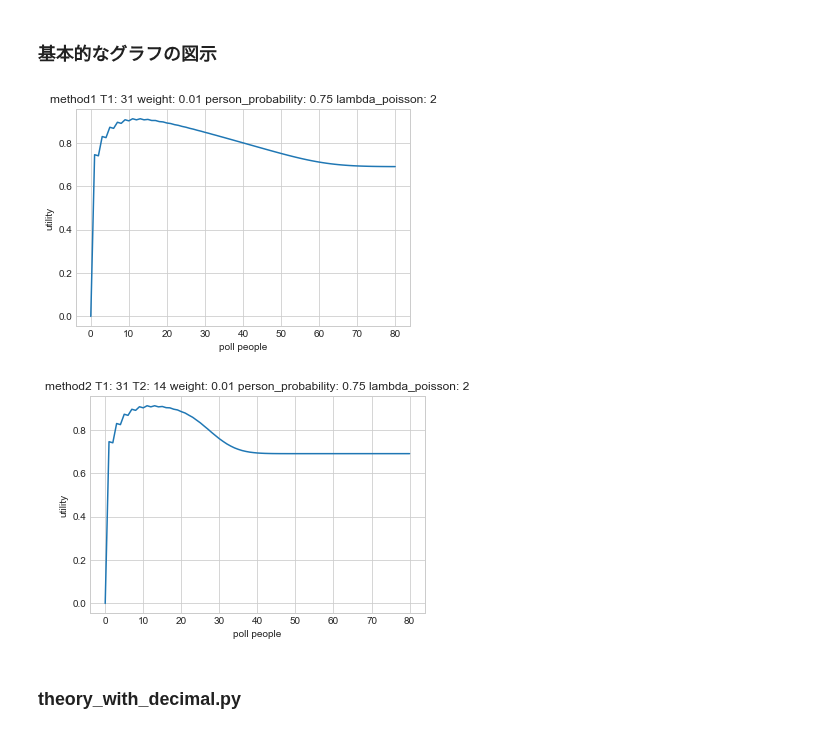
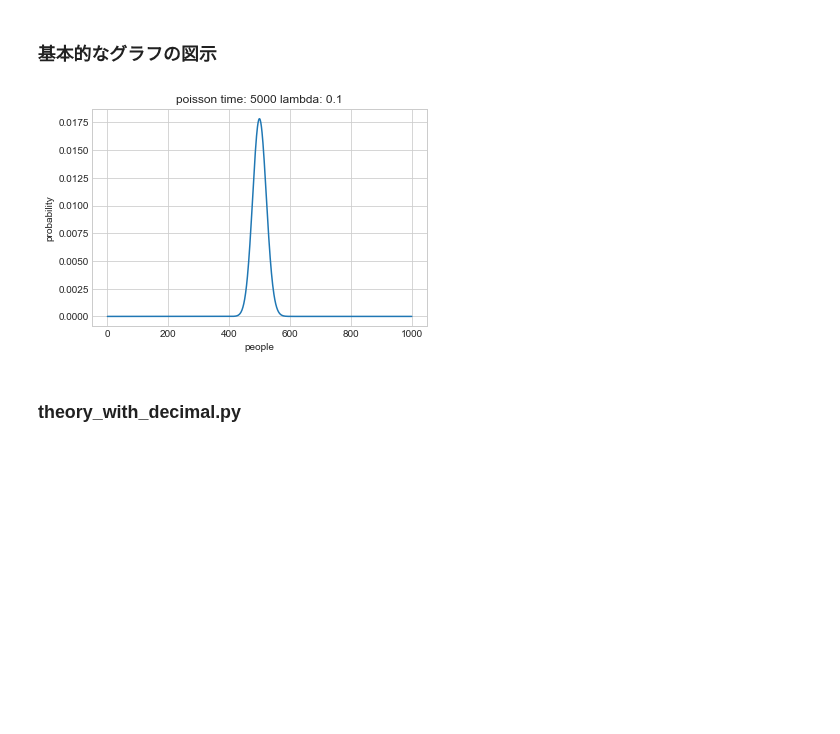
Before and after one commit to k33asby/opinion-aggregation-experiment, a Jupyter notebook: py/opinion-aggregation-experiment.ipynb, the cells around one changed output. Cells and saved outputs as stored; diff of their text form; code cells hidden in the pictures; blank space fills up the shorter version.

```diff
--- a/py/opinion-aggregation-experiment.ipynb
+++ b/py/opinion-aggregation-experiment.ipynb
@@ -547,20 +547,19 @@ TypeError: max_method2_with_error() takes exactly 5 arguments (7 given)
 # %%
 w = 0.01
 p = 0.75
-lambda_poisson = 2
+lambda_poisson = 0.1
 
-# plot_poisson(10, lambda_poisson)
-# plot_gamma(30, lambda_poisson)
-# plot_g(30, 40, 20, lambda_poisson)
+plot_poisson(5000, lambda_poisson)
+plot_gamma(30, lambda_poisson)
+plot_g(30, 40, 20, lambda_poisson)
 
 # plot_time_priority(w, p, lambda_poisson, 0, 100) # with Decimal
 # plot_poll_priority(w, p, lambda_poisson, 0, 200)
 # plot_vote_priority(w, p, lambda_poisson, 0, 150)
 # plot_method1(w, p, lambda_poisson, 0, 80)
 # plot_method2(w, p, lambda_poisson, 0, 80)
 # %% [output]
-[figure, old version]
+[figure, new version]
-[figure, removed]
 # %%
 @lru_cache(maxsize=None)
 def poisson_probability(n, t, lambda_poisson):
```
Also changed, not shown: parts of 4 cells of this notebook, 4 other files.
